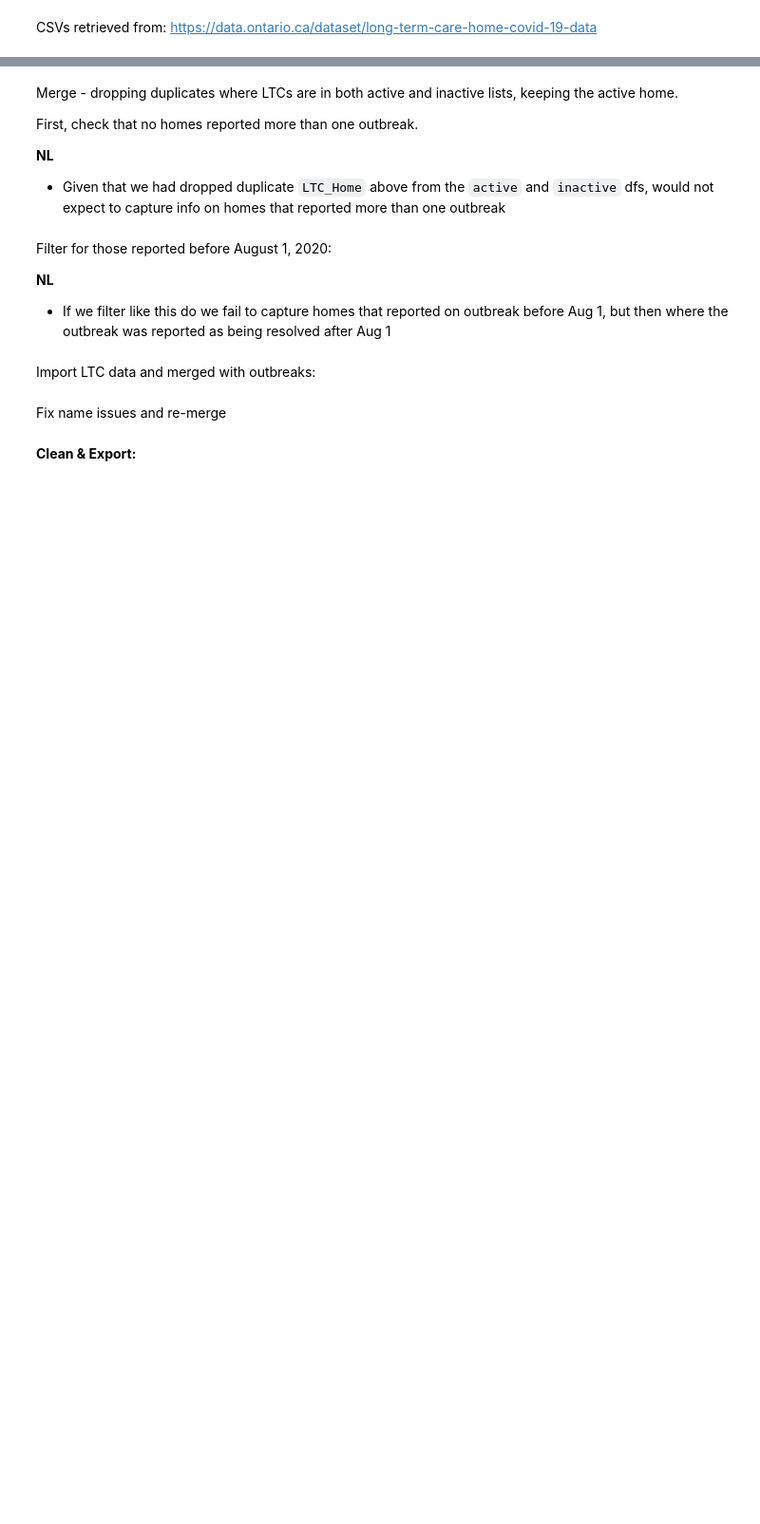
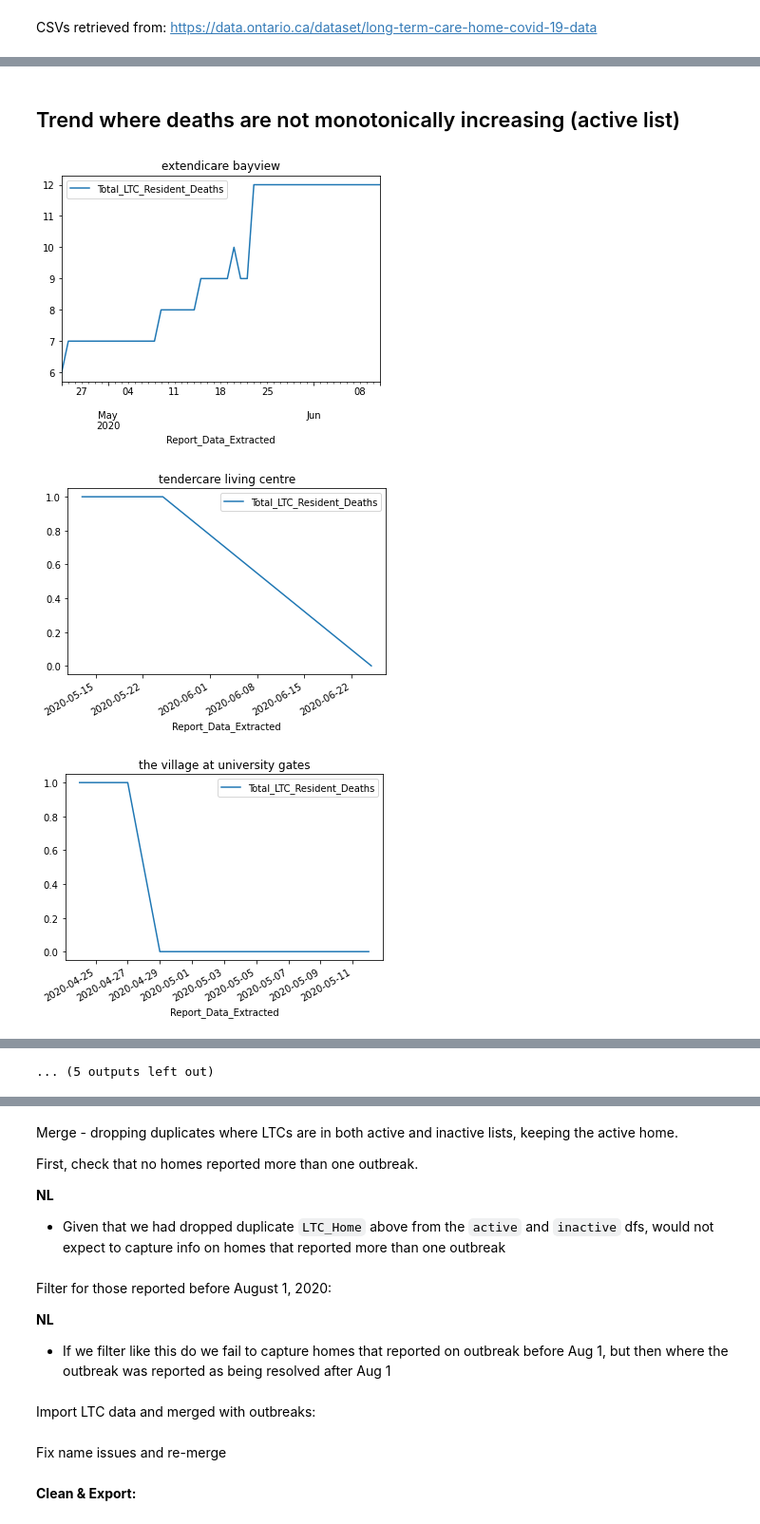
Before and after one commit to nganlyle/wrangle_covid, a Jupyter notebook: LTChomes_analysis_ON/webscraping/outbreaks_0731.ipynb, the cells around one changed output, grey strips where cells are left out. Shown at 95% size. Drawn from its saved outputs; the diff is of its cells as text; code cells hidden in the pictures; blank space fills up the shorter version.

```diff
--- a/LTChomes_analysis_ON/webscraping/outbreaks_0731.ipynb
+++ b/LTChomes_analysis_ON/webscraping/outbreaks_0731.ipynb
@@ -133,0 +68,16 @@ Name: LTC_Home, dtype: int64
+# %%
+# Replace <5 values with 1
+active = active.replace(['<5'], 1)
+resolved = resolved.replace(['<5'], 1)
+# %%
+# Convert cases and deaths to integer datatypes
+ls = ['Total_LTC_Resident_Cases', 'Total_LTC_Resident_Deaths', 'Total_LTC_HCW_Cases']
+for each in ls:
+    active[each] = pd.to_numeric(active[each])
+    active[each] = active[each].astype(int)
+
+resolved['Total_LTC_Resident_Deaths'] = pd.to_numeric(resolved['Total_LTC_Resident_Deaths']).astype(int)
+resolved['Beds'] = pd.to_numeric(resolved['Beds']).astype(int)
+
+active.info()
+resolved.info()
@@ -133,0 +112,18 @@ Name: LTC_Home, dtype: int64
+# %%
+# Check to see if Total_LTC_Resident_Deaths is monotonically increasing for each home
+ls = list(set(active['cleaned_name']))
+home_names = []
+monotonic = []
+for each in ls:
+    home_names.append(each)
+    home = active.loc[active['cleaned_name'] == each]
+    monotonic.append(home['Total_LTC_Resident_Deaths'].is_monotonic)
+
+monostatus = pd.DataFrame({'cleaned_name': home_names,
+                           'monotonic': monotonic})
+# %%
+# 17 homes do not have monotonically increasing values for deaths
+monostatus['monotonic'].value_counts()
+
+not_monotonic = monostatus.loc[monostatus['monotonic']==False]
+not_monotonic['cleaned_name']
@@ -133,0 +185,13 @@ Name: LTC_Home, dtype: int64
+# %% [markdown]
+## Trend where deaths are not monotonically increasing (active list)
+# %%
+# Inspect residents deaths over time for homes where deaths are not monotonically increasing
+# Generally when values decrease it is only by one, except for 'mackenzie health long term care facility' and perhaps 'orchard villa'
+ls = not_monotonic['cleaned_name']
+for each in ls:
+    home = active.loc[active['cleaned_name'] == each]
+    home.plot('Report_Data_Extracted', 'Total_LTC_Resident_Deaths', title=each)
+# %% [output]
+[figure, added]
+[figure, added]
+[figure, added]
@@ -133,0 +207 @@ Name: LTC_Home, dtype: int64
+... (5 outputs left out)
```
Also changed, not shown: parts of 47 cells of this notebook, 3 other files.
